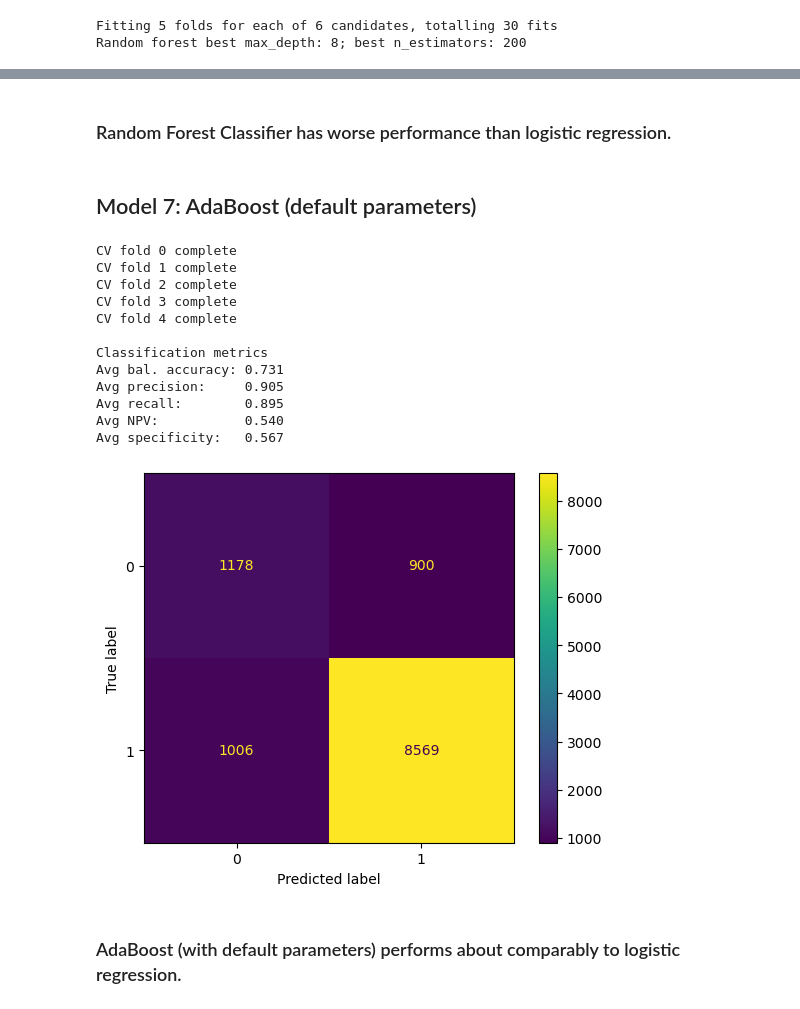
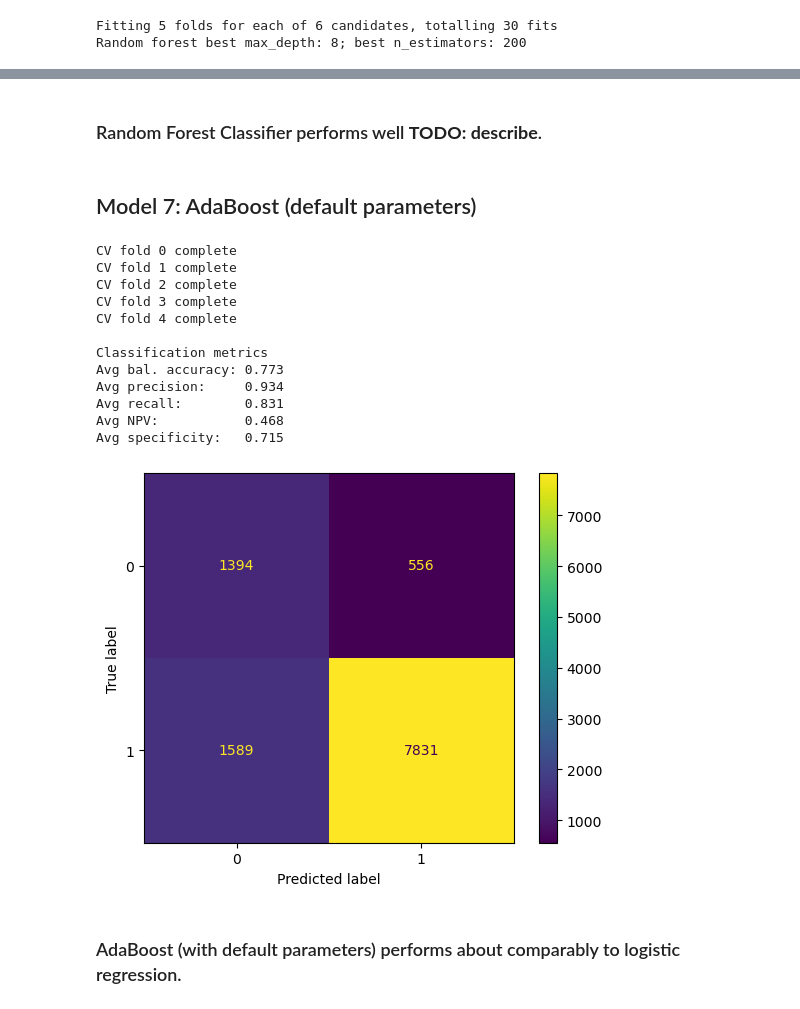
Before and after one commit to aapandy2/predicting_nba_player_retention, a Jupyter notebook: 3_ModelSelection.ipynb, the cells around one changed output, grey strips where cells are left out. Saved outputs shown, nothing was run; the diff lists cells and outputs as text; code cells hidden in the pictures.

```diff
--- a/3_ModelSelection.ipynb
+++ b/3_ModelSelection.ipynb
@@ -19,9 +17,6 @@ _Note:_ we don't have `IN_LEAGUE_NEXT` data for the 2023 season (because we stil
 # %%
-#load the data
-df_train = pd.read_csv("Data/merged_data/train_data.csv")
-
-#NOTE: we don't have IN_LEAGUE_NEXT data for SEASON_START = 2023 and drop nan rows
-df_train = df_train[df_train.SEASON_START < 2023].dropna()
+#load the data and drop NAN rows
+df_train = pd.read_csv("train_data.csv").dropna()
 # %% [markdown]
 ## Correlations
 
@@ -33,8 +28,8 @@ all_cols = list(df_train.columns)
 #grab just the columns with numeric data
 num_cols = [all_cols[2]] + all_cols[4:6] + all_cols[7:]
 
-#grab just the predictors for later
-predictors = num_cols[:-1]
+#grab just the predictors for later; NOTE: leaving out SEASON_START as a predictor
+predictors = num_cols[1:-1]
 # %%
 #compute correlations between numeric data columns
 corr = df_train[num_cols].corr()
@@ -474,27 +469,27 @@ Avg specificity:   0.747
 # %% [markdown]
-### Random Forest Classifier has worse performance than logistic regression.
+### Random Forest Classifier performs well **TODO: describe**.
 # %% [markdown]
 ## Model 7: AdaBoost (default parameters)
 # %%
 from sklearn.ensemble import AdaBoostClassifier
 # %%
-ada = Pipeline([("scale", StandardScaler()), ("ada", AdaBoostClassifier(DecisionTreeClassifier(max_depth=3), algorithm="SAMME"))])
+ada = AdaBoostClassifier(DecisionTreeClassifier(max_depth=3), algorithm="SAMME")
 
 crossValidation(ada)
 # %% [output]
 CV fold 0 complete
 CV fold 1 complete
 CV fold 2 complete
 CV fold 3 complete
 CV fold 4 complete
 
 Classification metrics
-Avg bal. accuracy: 0.731
-Avg precision:     0.905
-Avg recall:        0.895
-Avg NPV:           0.540
-Avg specificity:   0.567
+Avg bal. accuracy: 0.773
+Avg precision:     0.934
+Avg recall:        0.831
+Avg NPV:           0.468
+Avg specificity:   0.715
-[figure, old version]
+[figure, new version]
 # %% [markdown]
 ### AdaBoost (with default parameters) performs about comparably to logistic regression.
 # %% [markdown]
```
Also changed, not shown: parts of 18 cells of this notebook.
